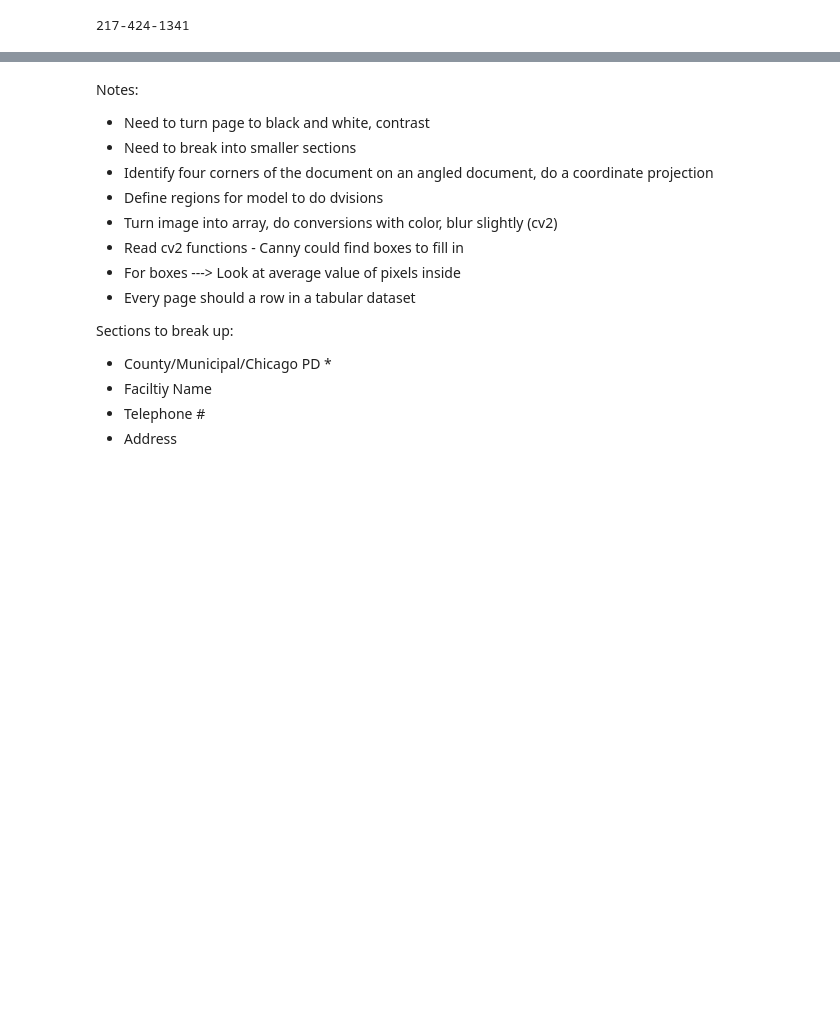
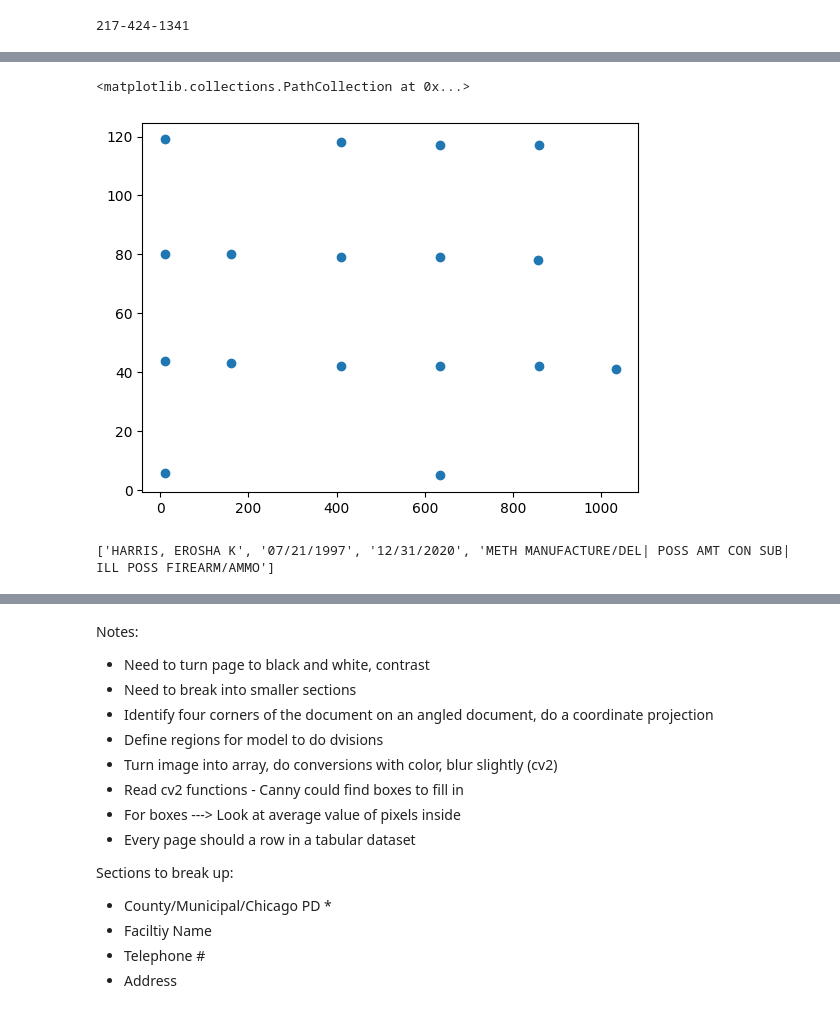
Before and after one commit to mansueto-institute/jail-events, a Jupyter notebook: testing/scraping.ipynb, the cells around one changed output, grey strips where cells are left out. Cells and saved outputs as stored; diff of their text form; code cells hidden in the pictures; blank space fills up the shorter version.

```diff
--- a/testing/scraping.ipynb
+++ b/testing/scraping.ipynb
@@ -117,0 +137,17 @@ print (text)
+# %%
+#Date of Occurence
+
+type_start_point = (340, 730)
+type_end_point = (840, 800)
+
+x1 = min(type_start_point[0], type_end_point[0])
+x2 = max(type_start_point[0], type_end_point[0])
+y1 = min(type_start_point[1], type_end_point[1])
+y2 = max(type_start_point[1], type_end_point[1])
+
+text = None
+cv2_image = cv2.cvtColor(np.array(cv2_image), cv2.COLOR_RGB2BGR)
+roi = cv2_image[y1:y2, x1:x2] #initial box for address
+text = pytesseract.image_to_string(roi, config='--psm 6')
+
+print (text)
@@ -117,0 +156,17 @@ print (text)
+# %%
+#Time of Occurence (numbers)
+
+type_start_point = (1100, 730)
+type_end_point = (1400, 800)
+
+x1 = min(type_start_point[0], type_end_point[0])
+x2 = max(type_start_point[0], type_end_point[0])
+y1 = min(type_start_point[1], type_end_point[1])
+y2 = max(type_start_point[1], type_end_point[1])
+
+text = None
+cv2_image = cv2.cvtColor(np.array(cv2_image), cv2.COLOR_RGB2BGR)
+roi = cv2_image[y1:y2, x1:x2] #initial box for address
+text = pytesseract.image_to_string(roi, config='--psm 6')
+
+print (text)
@@ -117,0 +311,43 @@ print (text)
+# %%
+box_x = [box[0] for box in boxes]
+box_y = [box[1] for box in boxes]
+
+plt.scatter(box_x, box_y)
+# %% [output]
+<matplotlib.collections.PathCollection at 0x...>
+[figure, added]
+# %%
+#Table
+
+type_start_point = (100, 1000)
+type_end_point = (1600, 1400)
+
+x1 = min(type_start_point[0], type_end_point[0])
+x2 = max(type_start_point[0], type_end_point[0])
+y1 = min(type_start_point[1], type_end_point[1])
+y2 = max(type_start_point[1], type_end_point[1])
+
+text = None
+cv2_image = cv2.cvtColor(np.array(cv2_image), cv2.COLOR_RGB2BGR)
+roi = cv2_image[y1:y2, x1:x2] #initial box for address
+text = pytesseract.image_to_string(roi, config='--psm 12')
+
+#try to read by column - maybe split up by smaller rectangles?
+
+#read first row, read second and see if there's a name: if not, append
+
+stripped_text = text.strip().splitlines()
+stripped_text = [s for s in stripped_text if s and s != "|"]
+cells = stripped_text[5:]
+
+multiples = [4,8,12,16]
+for row in multiples:
+    if len(cells) > row:
+        if "|" in cells[row]:
+            for extra_charge in cells[row:]:
+                cells[row-1] += extra_charge
+            cells = cells[:row]
+
+print (cells)
+# %% [output]
+['HARRIS, EROSHA K', '07/21/1997', '12/31/2020', 'METH MANUFACTURE/DEL| POSS AMT CON SUB| ILL POSS FIREARM/AMMO']
```
Also changed, not shown: parts of 10 cells of this notebook.
